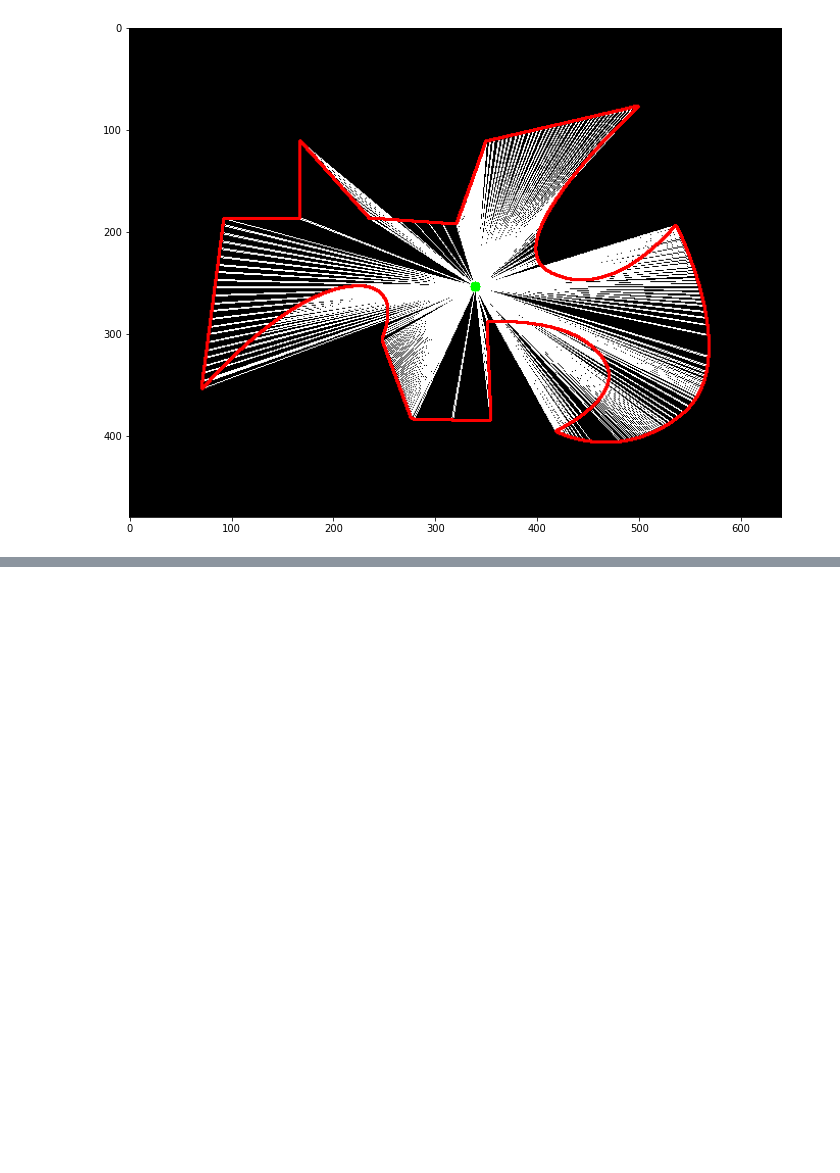
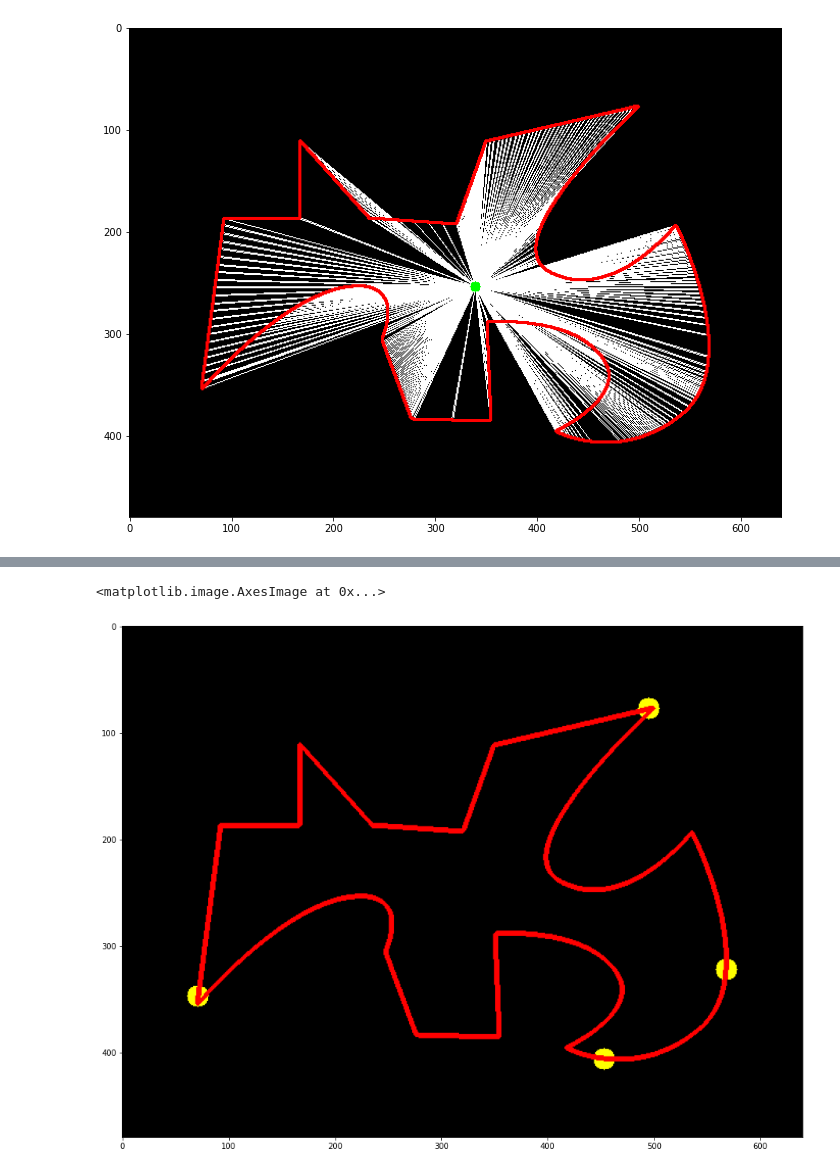
Before and after one commit to Luviz/computer-vision, a Jupyter notebook: objects/object_centralization.ipynb, the cells around one changed output, grey strips where cells are left out. Cells and saved outputs as stored; diff of their text form; code cells hidden in the pictures; blank space fills up the shorter version.

```diff
--- a/objects/object_centralization.ipynb
+++ b/objects/object_centralization.ipynb
@@ -68,0 +124,29 @@ _ = ax.imshow(black)
+# %%
+img = images[2]
+grey = cv.cvtColor(img, cv.COLOR_BGR2GRAY)
+
+contours, h = cv.findContours(grey, cv.RETR_EXTERNAL, cv.CHAIN_APPROX_SIMPLE)
+cnt = contours[0]
+
+black = np.zeros(images[2].shape)
+# print(cnt.shape)
+x, y = tuple(cnt[cnt[:, :, 0].argmin()][0])
+cv.circle(black, (x, y), 10, (1,1,0), -1)
+
+x, y = tuple(cnt[cnt[:, :, 0].argmax()][0])
+cv.circle(black, (x, y), 10, (1,1,0), -1)
+
+x, y = tuple(cnt[cnt[:, :, 1].argmin()][0])
+cv.circle(black, (x, y), 10, (1,1,0), -1)
+
+x, y = tuple(cnt[cnt[:, :, 1].argmax()][0])
+cv.circle(black, (x, y), 10, (1,1,0), -1)
+
+cv.drawContours(black, [cnt], -1, 1, 3)
+
+f, a = plt.subplots()
+f.set_size_inches(21,12)
+a.imshow(black)
+# %% [output]
+<matplotlib.image.AxesImage at 0x...>
+[figure, added]
```
Also changed, not shown: parts of 7 cells of this notebook.
